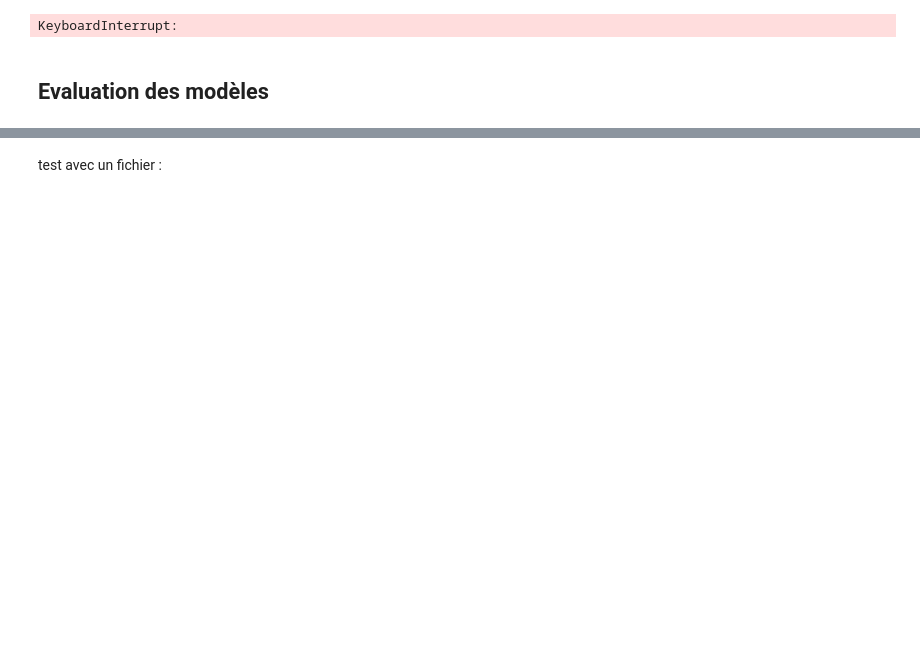
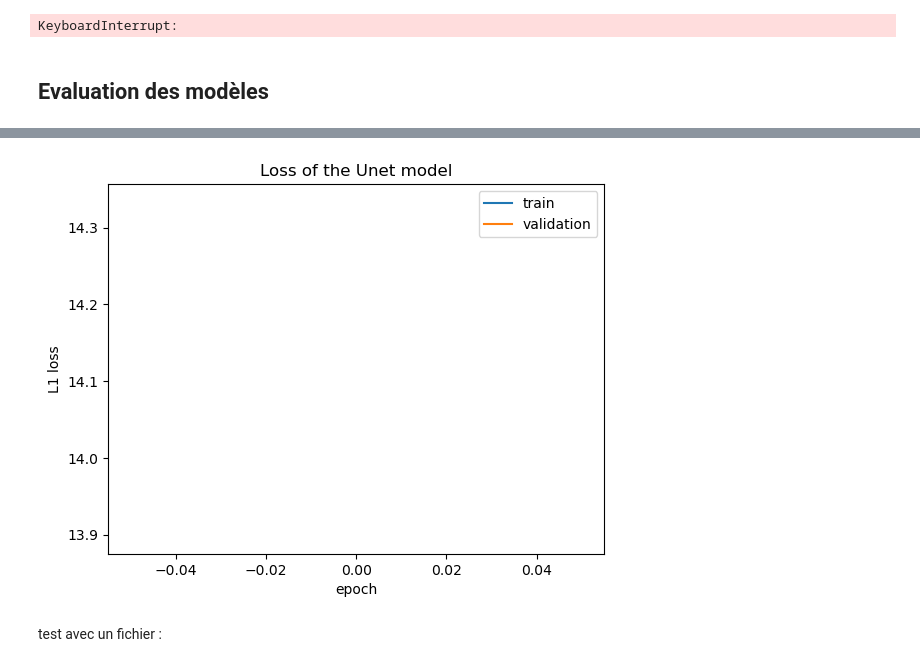
Before and after one commit to gregoirebechade/dlts_final, a Jupyter notebook: exploring.ipynb, the cells around one changed output, grey strips where cells are left out. Cells and saved outputs as stored; diff of their text form; code cells hidden in the pictures; blank space fills up the shorter version.

```diff
--- a/exploring.ipynb
+++ b/exploring.ipynb
@@ -445,3 +430,18 @@ plt.show()
+# %%
+with open('./losses/loss_train_unet.txt', 'r') as f :
+    loss_train = [float(elt) for elt in f.readlines()]
+
+with open('./losses/loss_val_unet.txt', 'r') as f :
+    loss_val = [float(elt) for elt in f.readlines()]
+plt.plot(loss_train, label='train')
+plt.plot(loss_val, label='validation')
+plt.legend()
+plt.xlabel('epoch')
+plt.ylabel('L1 loss')
+plt.title('Loss of the Unet model')
+plt.show()
+# %% [output]
+[figure, added]
 # %% [markdown]
 test avec un fichier :
 # %%
```
Also changed, not shown: parts of 9 cells of this notebook.
